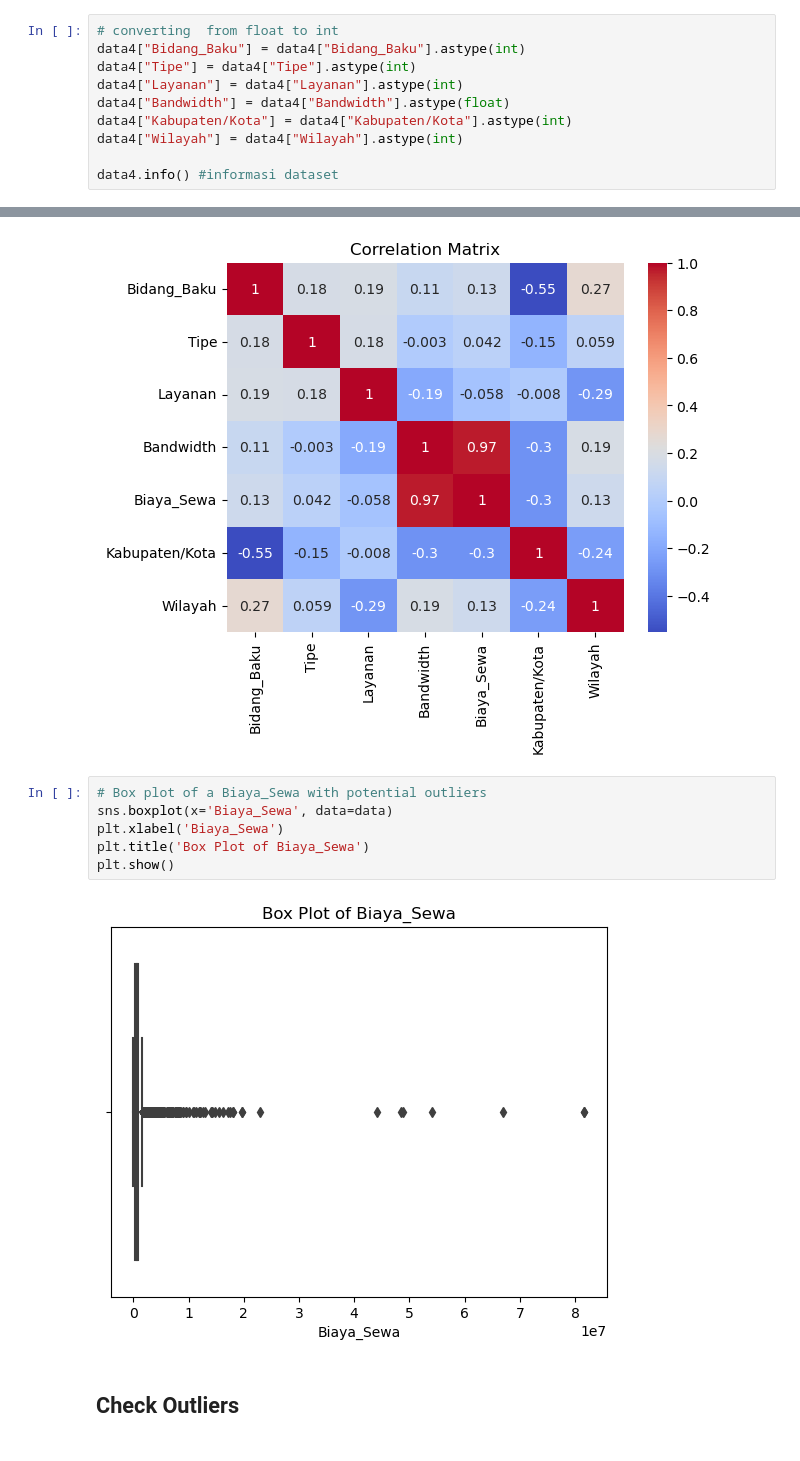
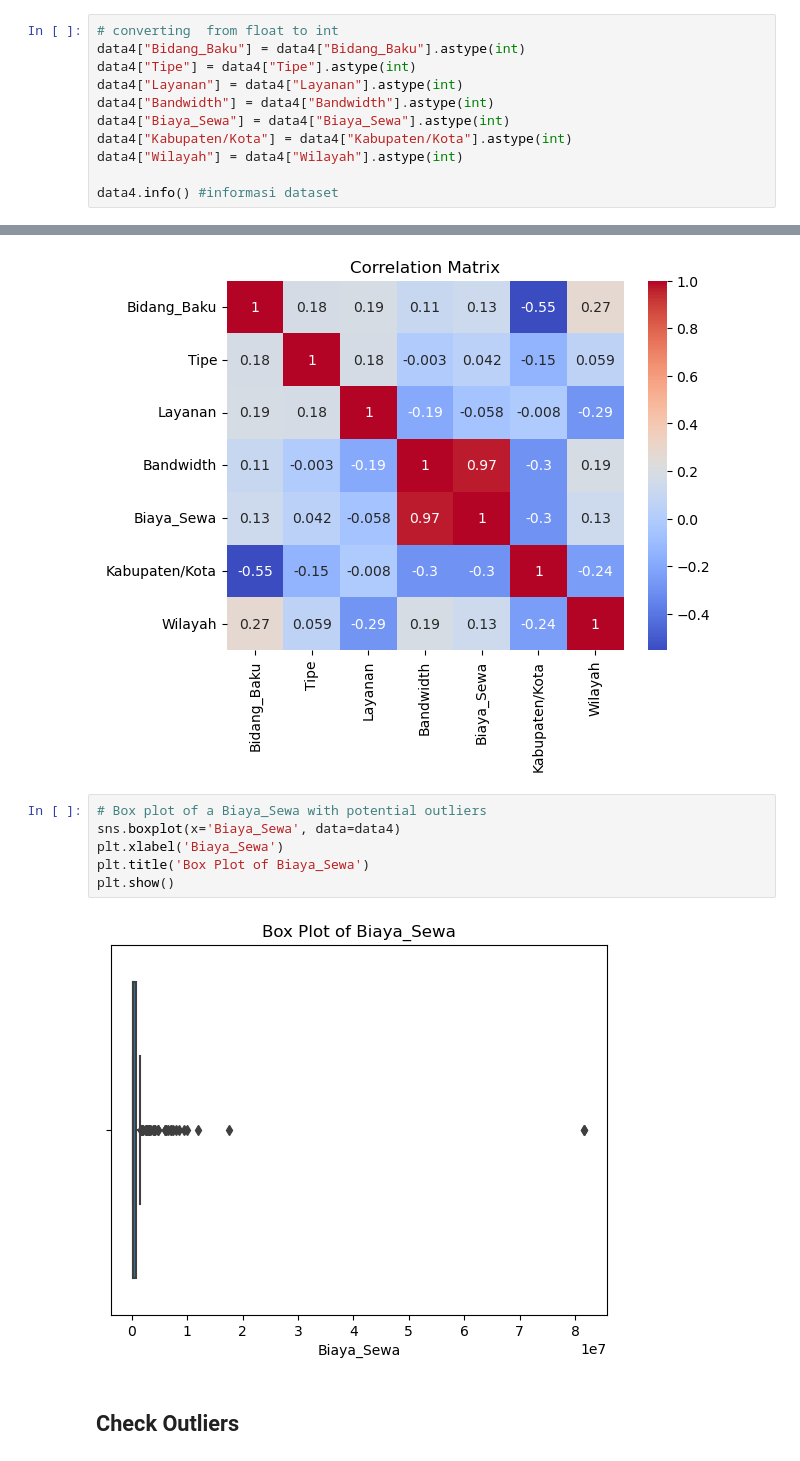
Before and after one commit to sabrinatiarab/deploy-pkl, a Jupyter notebook: code.ipynb, the cells around one changed output, grey strips where cells are left out. Cells and saved outputs as stored; diff of their text form.

```diff
--- a/code.ipynb
+++ b/code.ipynb
@@ -201,7 +201,8 @@ memory usage: 26.5+ KB
 data4["Bidang_Baku"] = data4["Bidang_Baku"].astype(int)
 data4["Tipe"] = data4["Tipe"].astype(int)
 data4["Layanan"] = data4["Layanan"].astype(int)
-data4["Bandwidth"] = data4["Bandwidth"].astype(float)
+data4["Bandwidth"] = data4["Bandwidth"].astype(int)
+data4["Biaya_Sewa"] = data4["Biaya_Sewa"].astype(int)
 data4["Kabupaten/Kota"] = data4["Kabupaten/Kota"].astype(int)
 data4["Wilayah"] = data4["Wilayah"].astype(int)
 
@@ -300,12 +333,12 @@ plt.show()
 [figure]
 # %%
 # Box plot of a Biaya_Sewa with potential outliers
-sns.boxplot(x='Biaya_Sewa', data=data)
+sns.boxplot(x='Biaya_Sewa', data=data4)
 plt.xlabel('Biaya_Sewa')
 plt.title('Box Plot of Biaya_Sewa')
 plt.show()
 # %% [output]
-[figure, old version]
+[figure, new version]
 # %% [markdown]
 ## **Check Outliers**
 # %%
```
Also changed, not shown: parts of 23 cells of this notebook, 5 other files.
